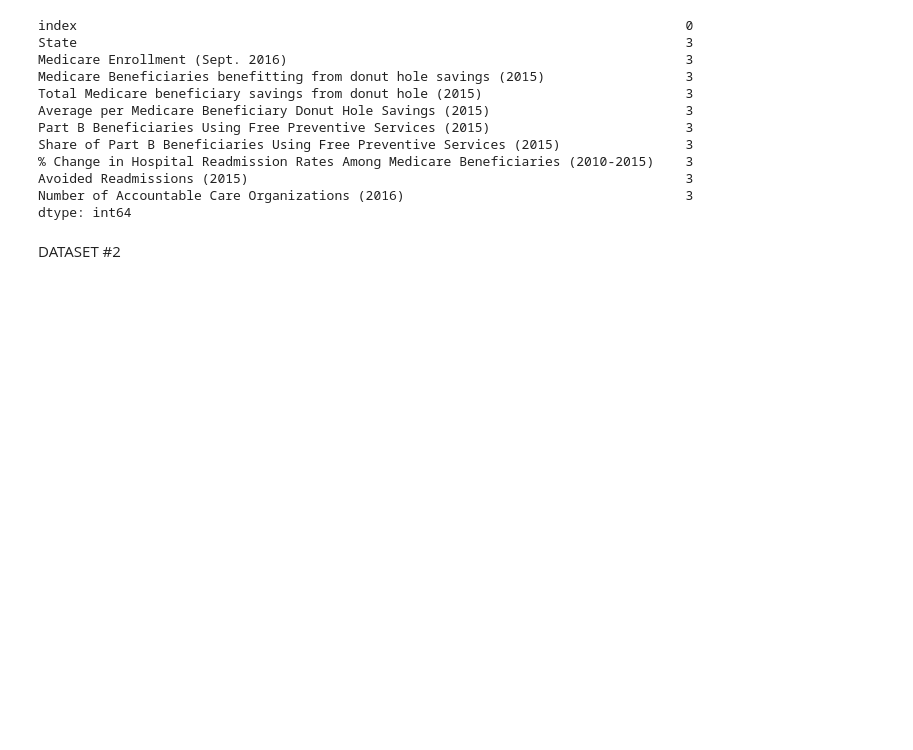
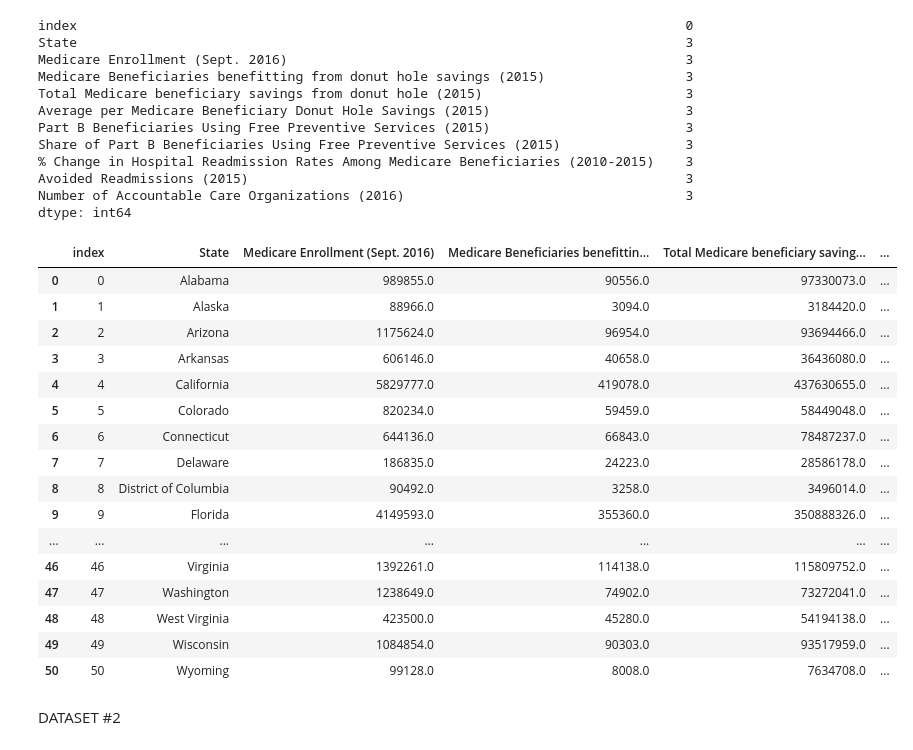
Before and after one commit to menmtayl/Non_Insured_Population, a Jupyter notebook: data.ipynb, the cells around one changed output. Cells and saved outputs as stored; diff of their text form; code cells hidden in the pictures; blank space fills up the shorter version.

```diff
--- a/data.ipynb
+++ b/data.ipynb
@@ -123,6 +123,28 @@ Share of Part B Beneficiaries Using Free Preventive Services (2015)
 Avoided Readmissions (2015)                                                        3
 Number of Accountable Care Organizations (2016)                                    3
 dtype: int64
+# %%
+df = df.dropna()
+# %%
+df
+# %% [output]
+|  | index | State | Medicare Enrollment (Sept. 2016) | Medicare Beneficiaries benefittin... | Total Medicare beneficiary saving... | ... |
+| 0 | 0 | Alabama | 989855.0 | 90556.0 | 97330073.0 | ... |
+| 1 | 1 | Alaska | 88966.0 | 3094.0 | 3184420.0 | ... |
+| 2 | 2 | Arizona | 1175624.0 | 96954.0 | 93694466.0 | ... |
+| 3 | 3 | Arkansas | 606146.0 | 40658.0 | 36436080.0 | ... |
+| 4 | 4 | California | 5829777.0 | 419078.0 | 437630655.0 | ... |
+| 5 | 5 | Colorado | 820234.0 | 59459.0 | 58449048.0 | ... |
+| 6 | 6 | Connecticut | 644136.0 | 66843.0 | 78487237.0 | ... |
+| 7 | 7 | Delaware | 186835.0 | 24223.0 | 28586178.0 | ... |
+| 8 | 8 | District of Columbia | 90492.0 | 3258.0 | 3496014.0 | ... |
+| 9 | 9 | Florida | 4149593.0 | 355360.0 | 350888326.0 | ... |
+| ... | ... | ... | ... | ... | ... | ... |
+| 46 | 46 | Virginia | 1392261.0 | 114138.0 | 115809752.0 | ... |
+| 47 | 47 | Washington | 1238649.0 | 74902.0 | 73272041.0 | ... |
+| 48 | 48 | West Virginia | 423500.0 | 45280.0 | 54194138.0 | ... |
+| 49 | 49 | Wisconsin | 1084854.0 | 90303.0 | 93517959.0 | ... |
+| 50 | 50 | Wyoming | 99128.0 | 8008.0 | 7634708.0 | ... |
 # %% [markdown]
 DATASET #2
 # %%
```
Also changed, not shown: 2 other files.
